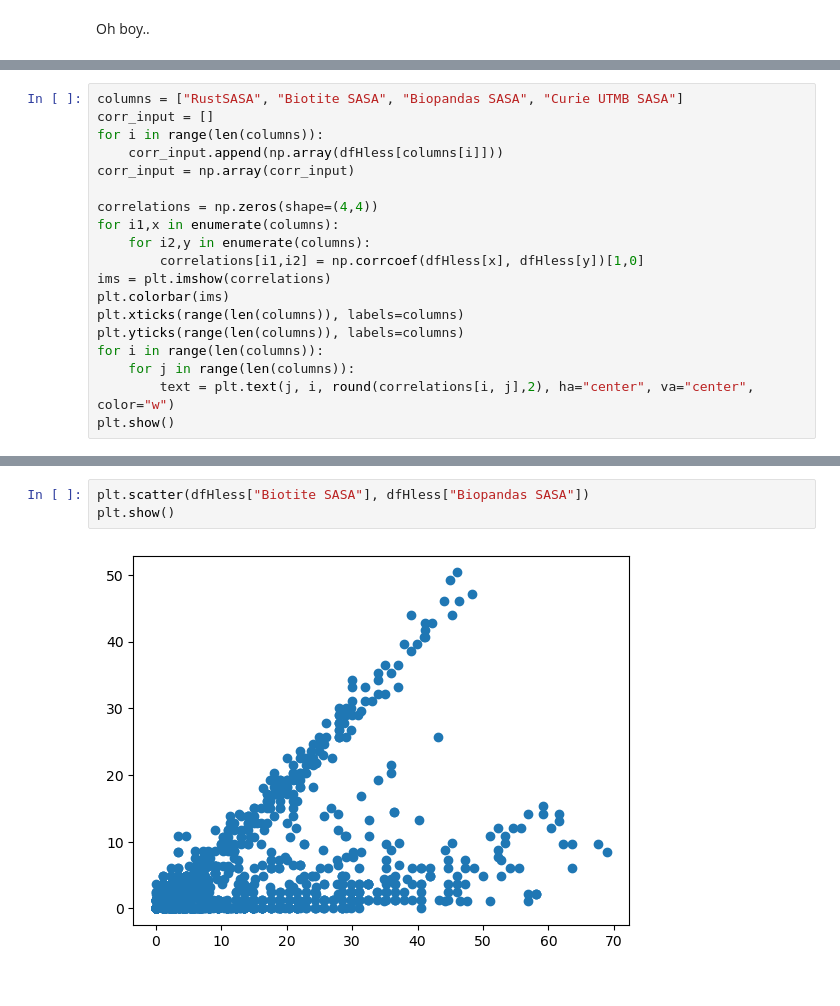
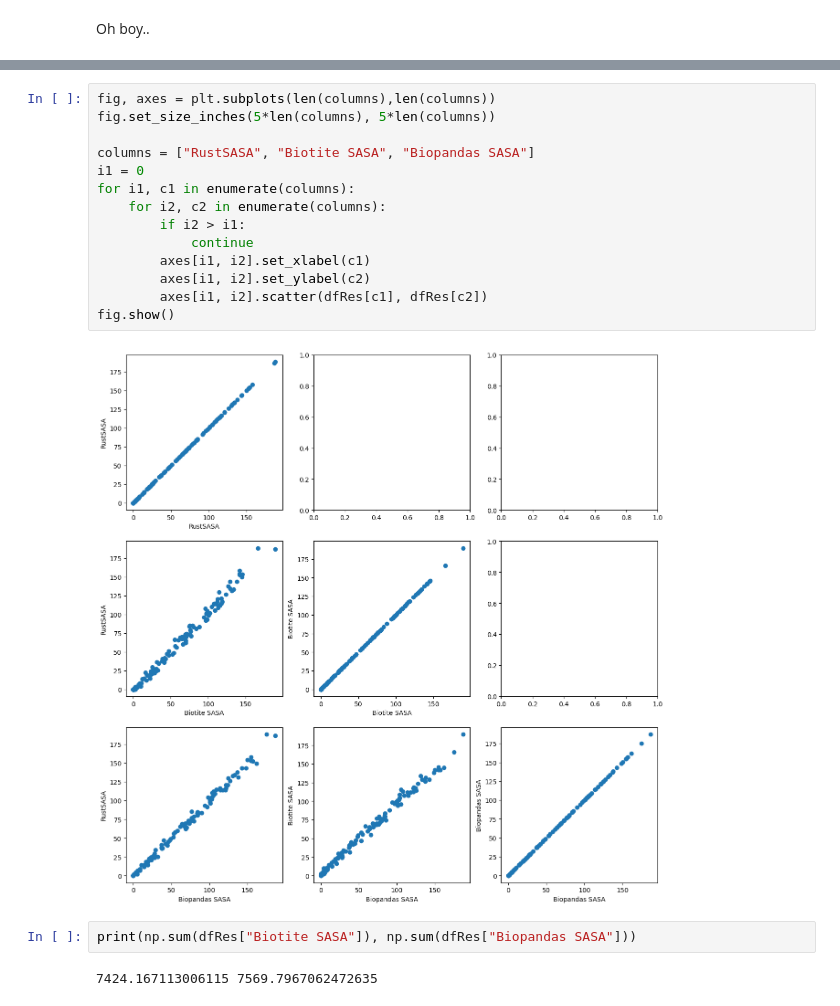
Before and after one commit to andreasmz/bachelorthesis, a Jupyter notebook: 2024-12 structure measurements/2024-12-20 speed improvements.ipynb, the cells around one changed output, grey strips where cells are left out. Drawn from its saved outputs; the diff is of its cells as text.

```diff
--- a/2024-12 structure measurements/2024-12-20 speed improvements.ipynb
+++ b/2024-12 structure measurements/2024-12-20 speed improvements.ipynb
@@ -325,19 +586,0 @@ plt.show()
-# %%
-columns = ["RustSASA", "Biotite SASA", "Biopandas SASA", "Curie UTMB SASA"]
-corr_input = []
-for i in range(len(columns)):
-    corr_input.append(np.array(dfHless[columns[i]]))
-corr_input = np.array(corr_input)
-
-correlations = np.zeros(shape=(4,4))
-for i1,x in enumerate(columns):
-    for i2,y in enumerate(columns):
-        correlations[i1,i2] = np.corrcoef(dfHless[x], dfHless[y])[1,0]
-ims = plt.imshow(correlations)
-plt.colorbar(ims)
-plt.xticks(range(len(columns)), labels=columns)
-plt.yticks(range(len(columns)), labels=columns)
-for i in range(len(columns)):
-    for j in range(len(columns)):
-        text = plt.text(j, i, round(correlations[i, j],2), ha="center", va="center", color="w")
-plt.show()
@@ -356,5 +587,20 @@ plt.show()
-# %%
-plt.scatter(dfHless["Biotite SASA"], dfHless["Biopandas SASA"])
-plt.show()
-# %% [output]
-[figure, removed]
+# %%
+fig, axes = plt.subplots(len(columns),len(columns))
+fig.set_size_inches(5*len(columns), 5*len(columns))
+
+columns = ["RustSASA", "Biotite SASA", "Biopandas SASA"]
+i1 = 0
+for i1, c1 in enumerate(columns):
+    for i2, c2 in enumerate(columns):
+        if i2 > i1:
+            continue
+        axes[i1, i2].set_xlabel(c1)
+        axes[i1, i2].set_ylabel(c2)
+        axes[i1, i2].scatter(dfRes[c1], dfRes[c2])
+fig.show()
+# %% [output]
+[figure, added]
+# %%
+print(np.sum(dfRes["Biotite SASA"]), np.sum(dfRes["Biopandas SASA"]))
+# %% [output]
+7424.167113006115 7569.7967062472635
```
Also changed, not shown: parts of 40 cells of this notebook, 4 other files.
